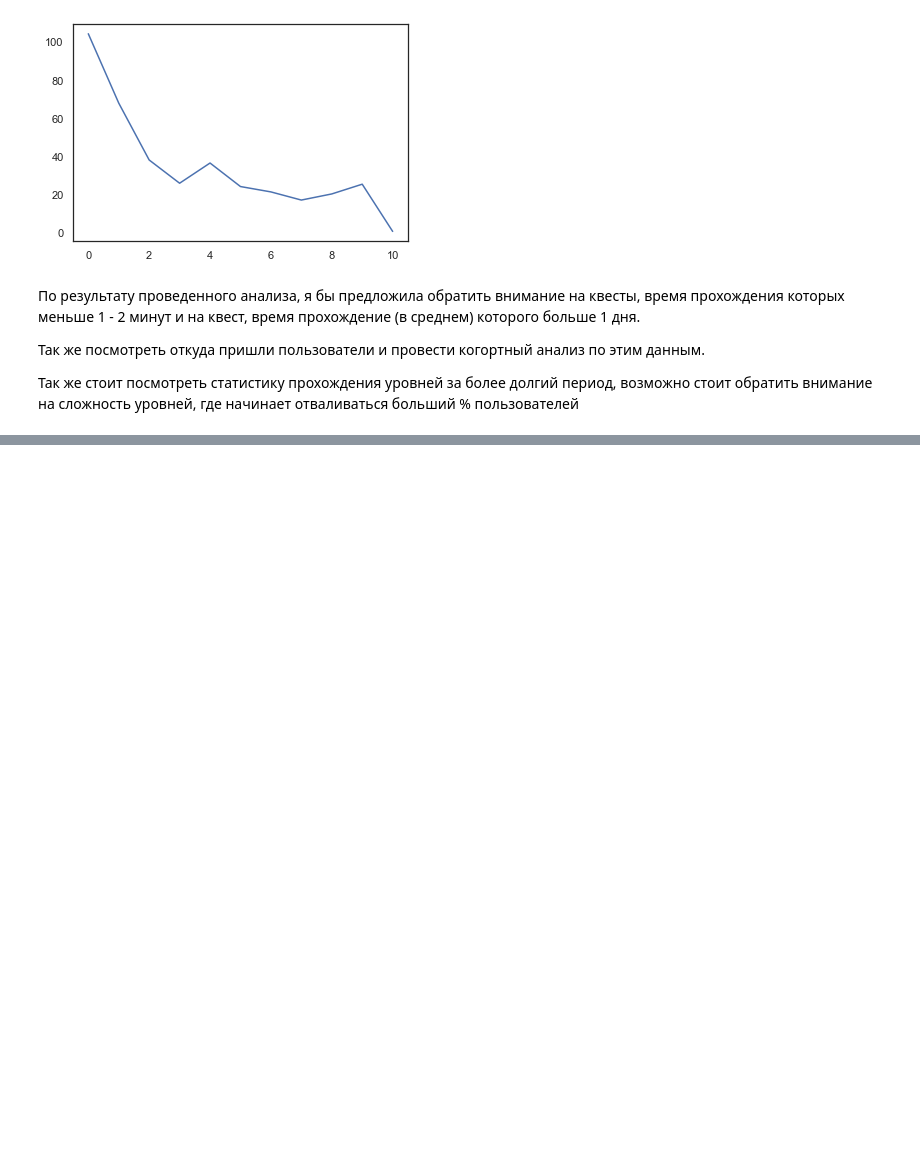
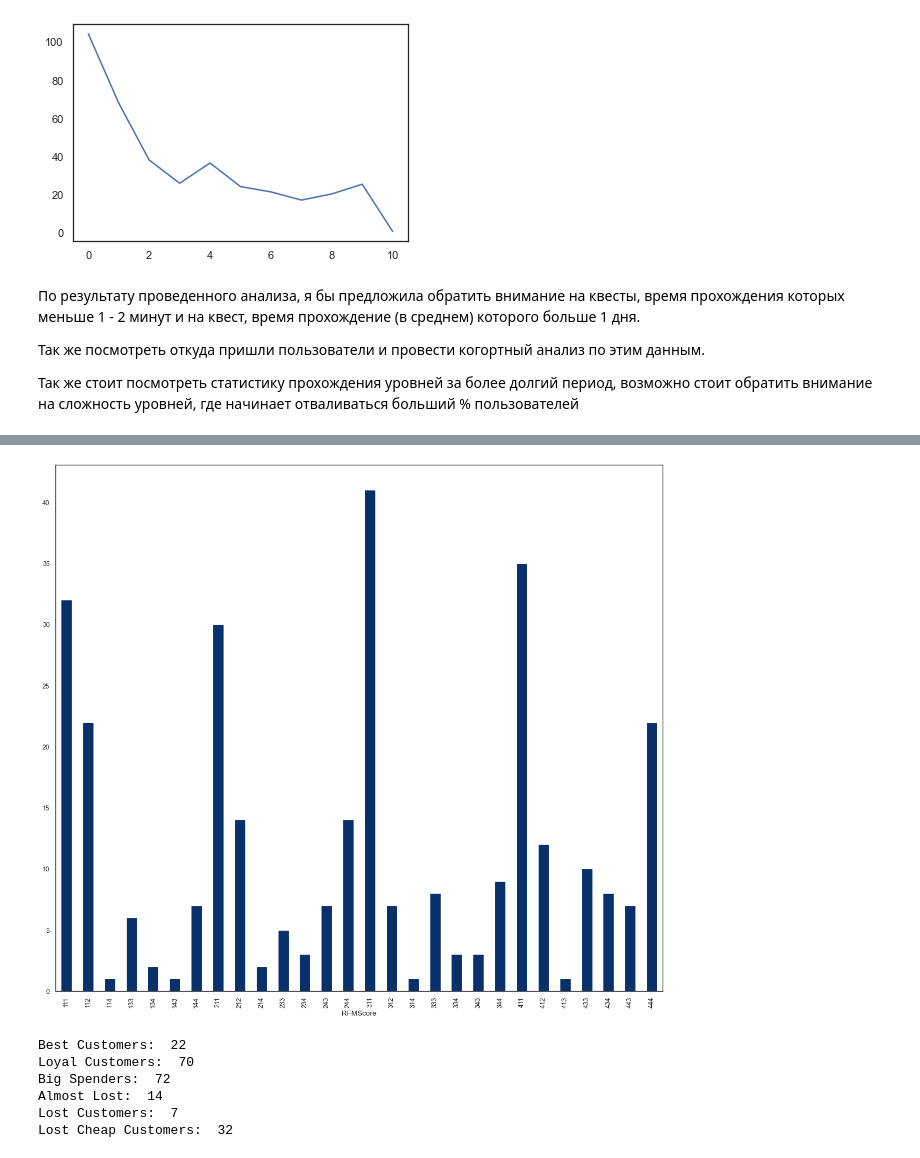
Before and after one commit to Annatolstik/Final_project, a Jupyter notebook: Project_Atlantis_Odyssey.ipynb, the cells around one changed output, grey strips where cells are left out. Cells and saved outputs as stored; diff of their text form; code cells hidden in the pictures; blank space fills up the shorter version.

```diff
--- a/Project_Atlantis_Odyssey.ipynb
+++ b/Project_Atlantis_Odyssey.ipynb
@@ -1028,0 +1125,3 @@ all_payment_plot.amount.plot()
+# %%
+quantiles = rfmTable.quantile(q=[0.25,0.5,0.75])
+quantiles
@@ -1028,0 +1141,25 @@ all_payment_plot.amount.plot()
+# %%
+def RScore(x,p,d):
+    if x <= d[p][0.25]:
+        return 4
+    elif x <= d[p][0.50]:
+        return 3
+    elif x <= d[p][0.75]:
+        return 2
+    else:
+        return 1
+# Arguments (x = value, p = recency, monetary_value, frequency, k = quartiles dict)
+def FMScore(x,p,d):
+    if x <= d[p][0.25]:
+        return 1
+    elif x <= d[p][0.50]:
+        return 2
+    elif x <= d[p][0.75]:
+        return 3
+    else:
+        return 4
+# %%
+rfm_segmentation = rfmTable
+rfm_segmentation['R_Quartile'] = rfm_segmentation['Recency'].apply(RScore, args=('Recency',quantiles,))
+rfm_segmentation['F_Quartile'] = rfm_segmentation['Frequency'].apply(FMScore, args=('Frequency',quantiles,))
+rfm_segmentation['M_Quartile'] = rfm_segmentation['Monetary'].apply(FMScore, args=('Monetary',quantiles,))
@@ -1028,0 +1183,5 @@ all_payment_plot.amount.plot()
+# %%
+rfm_segmentation['RFMScore'] = rfm_segmentation.R_Quartile.map(str) \
+                            + rfm_segmentation.F_Quartile.map(str) \
+                            + rfm_segmentation.M_Quartile.map(str)
+rfm_segmentation.head()
@@ -1028,0 +1196,20 @@ all_payment_plot.amount.plot()
+# %%
+fig=plt.figure(figsize=(18, 16), dpi= 80, facecolor='w', edgecolor='k')
+rfm_segmentation.groupby('RFMScore').agg('Recency').count().plot(kind='bar', colormap='Blues_r')
+plt.show()
+# %% [output]
+[figure, added]
+# %%
+print("Best Customers: ",len(rfm_segmentation[rfm_segmentation['RFMScore']=='444']))
+print('Loyal Customers: ',len(rfm_segmentation[rfm_segmentation['F_Quartile']==4]))
+print("Big Spenders: ",len(rfm_segmentation[rfm_segmentation['M_Quartile']==4]))
+print('Almost Lost: ', len(rfm_segmentation[rfm_segmentation['RFMScore']=='244']))
+print('Lost Customers: ',len(rfm_segmentation[rfm_segmentation['RFMScore']=='144']))
+print('Lost Cheap Customers: ',len(rfm_segmentation[rfm_segmentation['RFMScore']=='111']))
+# %% [output]
+Best Customers:  22
+Loyal Customers:  70
+Big Spenders:  72
+Almost Lost:  14
+Lost Customers:  7
+Lost Cheap Customers:  32
```
Also changed, not shown: parts of 13 cells of this notebook.
